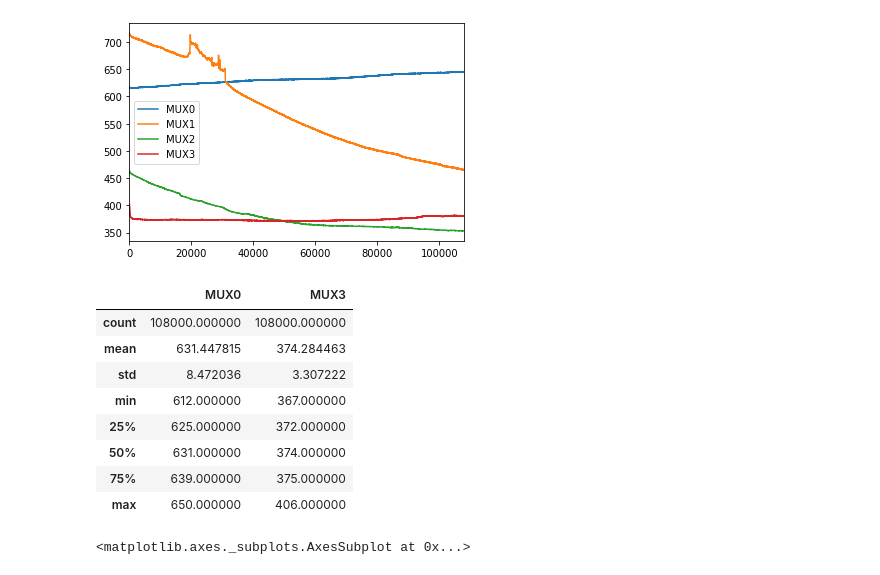
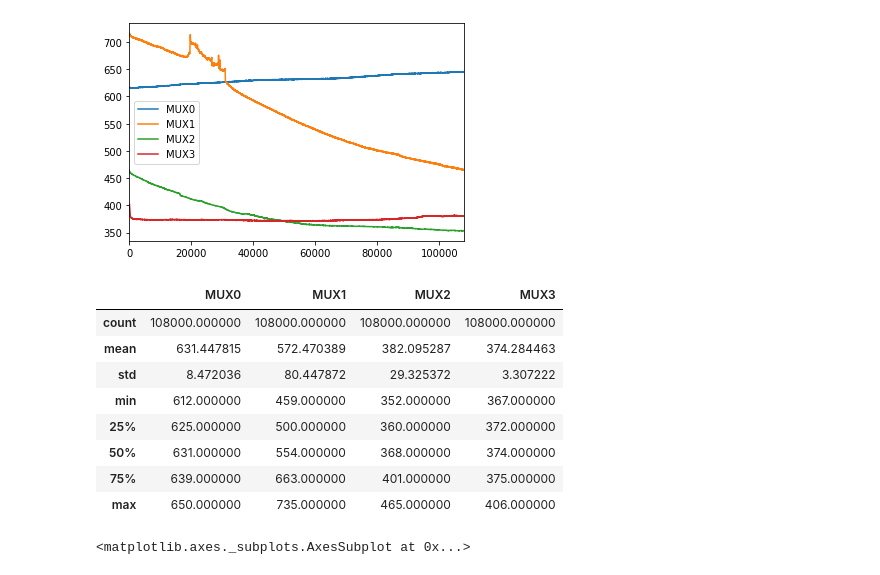
Before and after one commit to mygs/babilonia, a Jupyter notebook: research/mux-capacitive/moisture.ipynb, the cells around one changed output. Cells and saved outputs as stored; diff of their text form; code cells hidden in the pictures.

```diff
--- a/research/mux-capacitive/moisture.ipynb
+++ b/research/mux-capacitive/moisture.ipynb
@@ -31,17 +31,17 @@ df1[['MUX0','MUX1','MUX2','MUX3']].rolling(90).mean().plot()
 <matplotlib.axes._subplots.AxesSubplot at 0x...>
 [figure]
 # %%
-df1[['MUX0','MUX3']].describe()
+df1[['MUX0','MUX1','MUX2','MUX3']].describe()
 # %% [output]
-|  | MUX0 | MUX3 |
-| count | 108000.000000 | 108000.000000 |
-| mean | 631.447815 | 374.284463 |
-| std | 8.472036 | 3.307222 |
-| min | 612.000000 | 367.000000 |
-| 25% | 625.000000 | 372.000000 |
-| 50% | 631.000000 | 374.000000 |
-| 75% | 639.000000 | 375.000000 |
-| max | 650.000000 | 406.000000 |
+|  | MUX0 | MUX1 | MUX2 | MUX3 |
+| count | 108000.000000 | 108000.000000 | 108000.000000 | 108000.000000 |
+| mean | 631.447815 | 572.470389 | 382.095287 | 374.284463 |
+| std | 8.472036 | 80.447872 | 29.325372 | 3.307222 |
+| min | 612.000000 | 459.000000 | 352.000000 | 367.000000 |
+| 25% | 625.000000 | 500.000000 | 360.000000 | 372.000000 |
+| 50% | 631.000000 | 554.000000 | 368.000000 | 374.000000 |
+| 75% | 639.000000 | 663.000000 | 401.000000 | 375.000000 |
+| max | 650.000000 | 735.000000 | 465.000000 | 406.000000 |
 # %%
 # MUX4 -> none
 # MUX5 -> none
```
Also changed, not shown: 4 other files.
